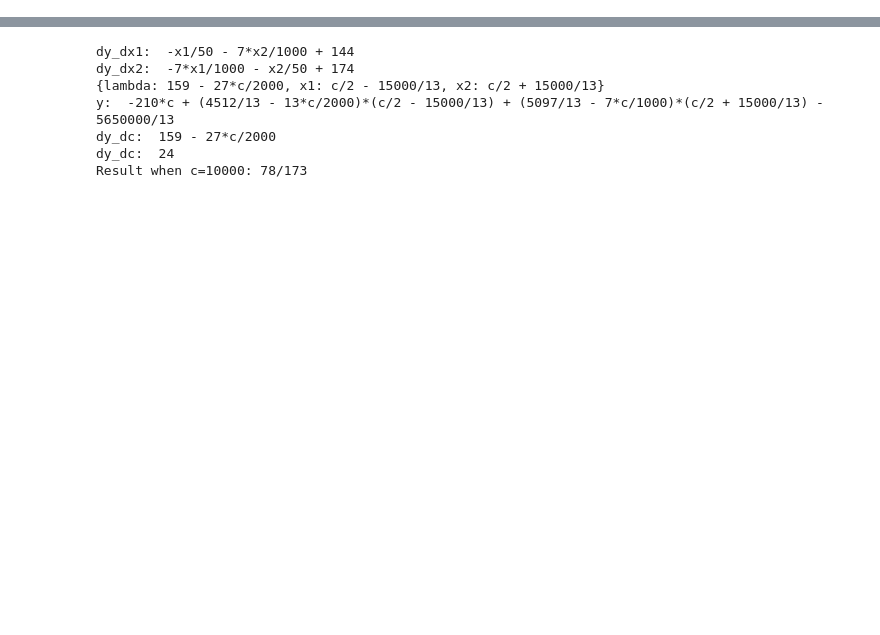
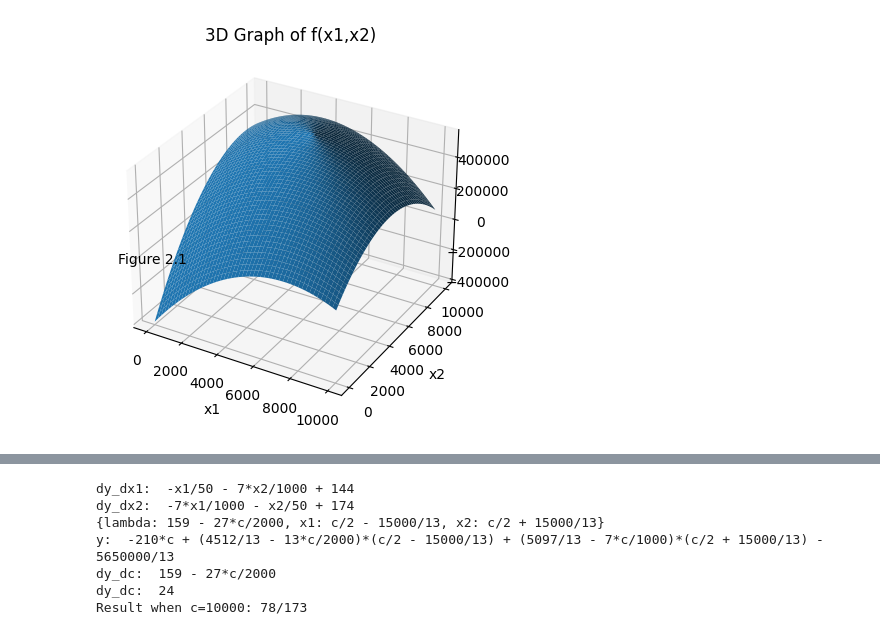
Before and after one commit to Dilyswww/mcm-analysis-practice, a Jupyter notebook: part_1_optimization_models/ch2.ipynb, the cells around one changed output, grey strips where cells are left out. Cells and saved outputs as stored; diff of their text form; code cells hidden in the pictures; blank space fills up the shorter version.

```diff
--- a/part_1_optimization_models/ch2.ipynb
+++ b/part_1_optimization_models/ch2.ipynb
@@ -9,0 +67,26 @@ from sympy import symbols, diff, Eq, solve
+# %%
+# multivariable function
+def function(x1, x2):
+    return x1 * (-0.01 * x1 - 0.003 * x2 + 339)  + x2 * (-0.004 * x1 - 0.01 * x2 + 399) - (195 * x1 + 225 * x2 + 400000)
+x1_val = np.linspace(0, 10000, 1000)
+x2_val = np.linspace(0, 10000, 1000)
+
+# create a meshgrid
+X1, X2 = np.meshgrid(x1_val, x2_val)
+
+Y = function(X1, X2)
+
+# plot the 3D surface
+fig = plt.figure()
+ax = fig.add_subplot(111, projection='3d')
+ax.plot_surface(X1, X2, Y)
+
+# Set labels
+ax.set_xlabel('x1')
+ax.set_ylabel('x2')
+ax.set_title('Figure 2.1: 3D Graph of f(x1,x2)')
+# ax.text(0, 0, 0, "Figure 2.1", ha='center', va='center', color='black', fontsize=10)
+
+plt.show()
+# %% [output]
+[figure, added]
```
Also changed, not shown: parts of 9 cells of this notebook, 1 other file.
